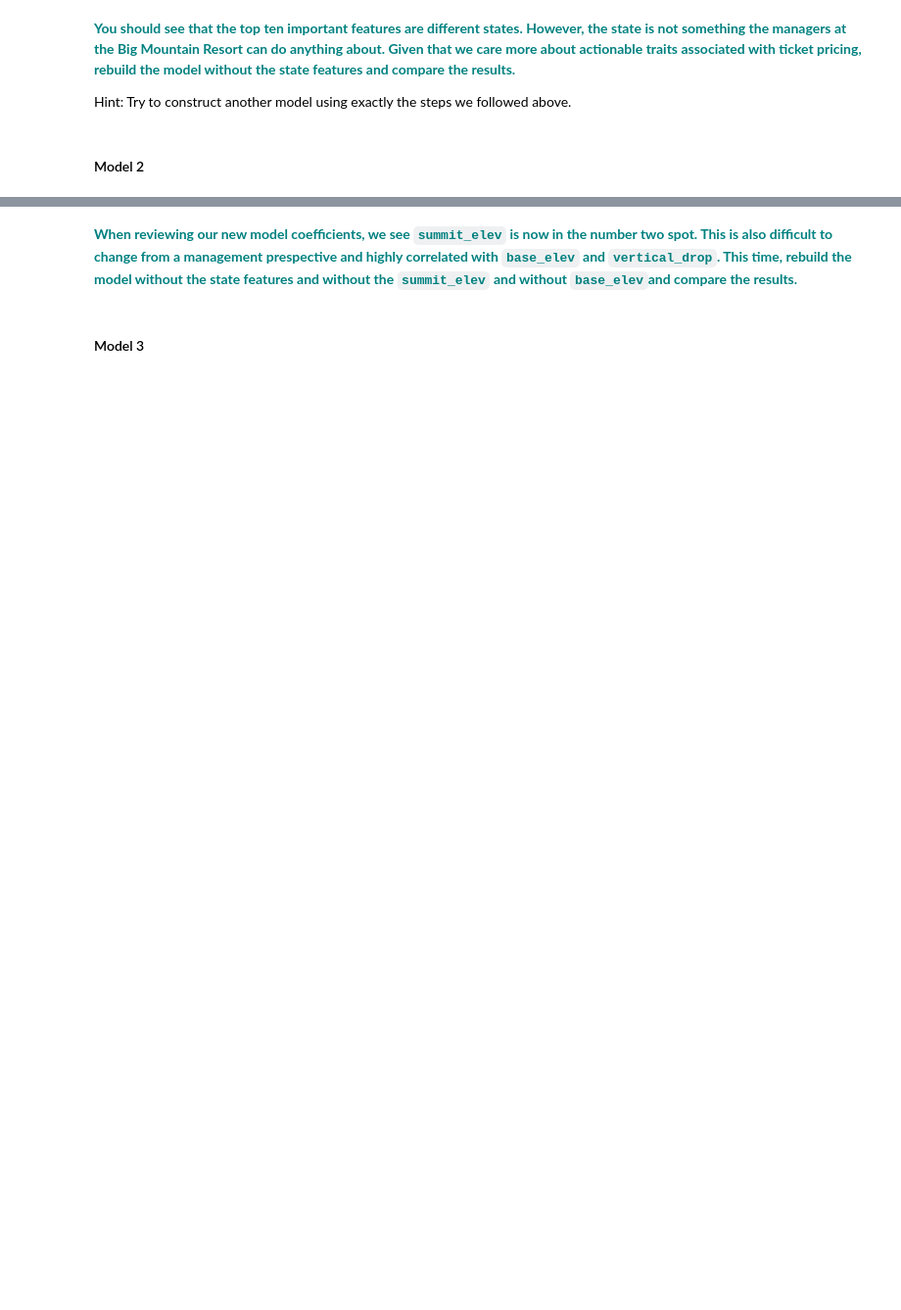
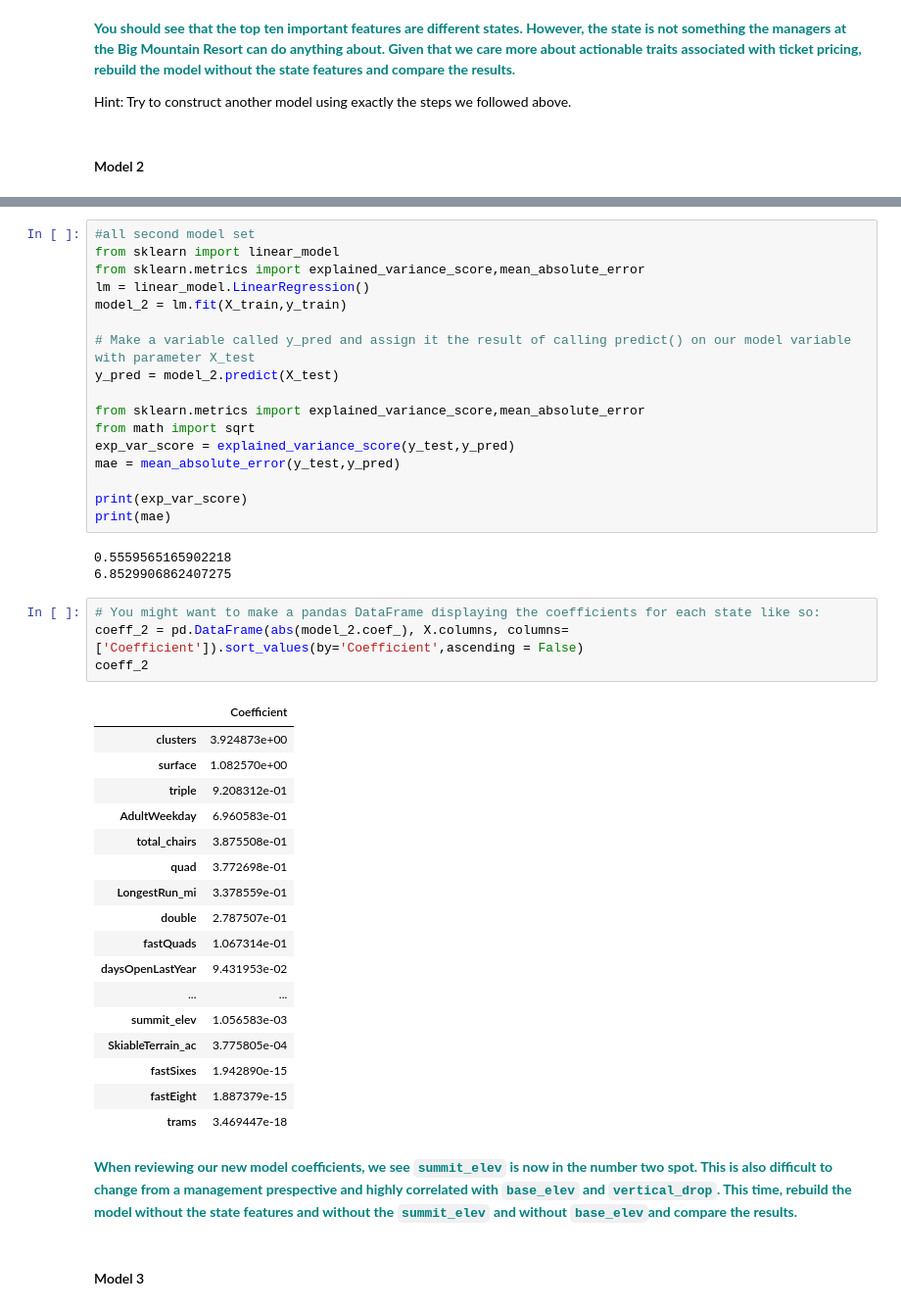
Before and after one commit to omkar22k/Springboard, a Jupyter notebook: Guided Capstone/Notebook_stepfourandfive.ipynb, the cells around one changed output, grey strips where cells are left out. Shown at 98% size. Saved outputs shown, nothing was run; the diff lists cells and outputs as text; blank space fills up the shorter version.

```diff
--- a/Guided Capstone/Notebook_stepfourandfive.ipynb
+++ b/Guided Capstone/Notebook_stepfourandfive.ipynb
@@ -171,3 +234,45 @@ Hint: Try to construct another model using exactly the steps we followed above.
+# %%
+#all second model set
+from sklearn import linear_model
+from sklearn.metrics import explained_variance_score,mean_absolute_error
+lm = linear_model.LinearRegression()
+model_2 = lm.fit(X_train,y_train)
+
+# Make a variable called y_pred and assign it the result of calling predict() on our model variable with parameter X_test
+y_pred = model_2.predict(X_test)
+
+from sklearn.metrics import explained_variance_score,mean_absolute_error
+from math import sqrt
+exp_var_score = explained_variance_score(y_test,y_pred)
+mae = mean_absolute_error(y_test,y_pred)
+
+print(exp_var_score)
+print(mae)
+# %% [output]
+0.5559565165902218
+6.8529906862407275
+# %%
+# You might want to make a pandas DataFrame displaying the coefficients for each state like so:
+coeff_2 = pd.DataFrame(abs(model_2.coef_), X.columns, columns=['Coefficient']).sort_values(by='Coefficient',ascending = False)
+coeff_2
+# %% [output]
+|  | Coefficient |
+| clusters | 3.924873e+00 |
+| surface | 1.082570e+00 |
+| triple | 9.208312e-01 |
+| AdultWeekday | 6.960583e-01 |
+| total_chairs | 3.875508e-01 |
+| quad | 3.772698e-01 |
+| LongestRun_mi | 3.378559e-01 |
+| double | 2.787507e-01 |
+| fastQuads | 1.067314e-01 |
+| daysOpenLastYear | 9.431953e-02 |
+| ... | ... |
+| summit_elev | 1.056583e-03 |
+| SkiableTerrain_ac | 3.775805e-04 |
+| fastSixes | 1.942890e-15 |
+| fastEight | 1.887379e-15 |
+| trams | 3.469447e-18 |
 # %% [markdown]
 **<font color='teal'> When reviewing our new model coefficients, we see `summit_elev` is now in the number two spot. This is also difficult to change from a management prespective and highly correlated with `base_elev` and `vertical_drop`.  This time, rebuild the model without the state features and without the `summit_elev` and without `base_elev`and compare the results. </font>**
 # %% [markdown]
```
Also changed, not shown: parts of 10 cells of this notebook.
